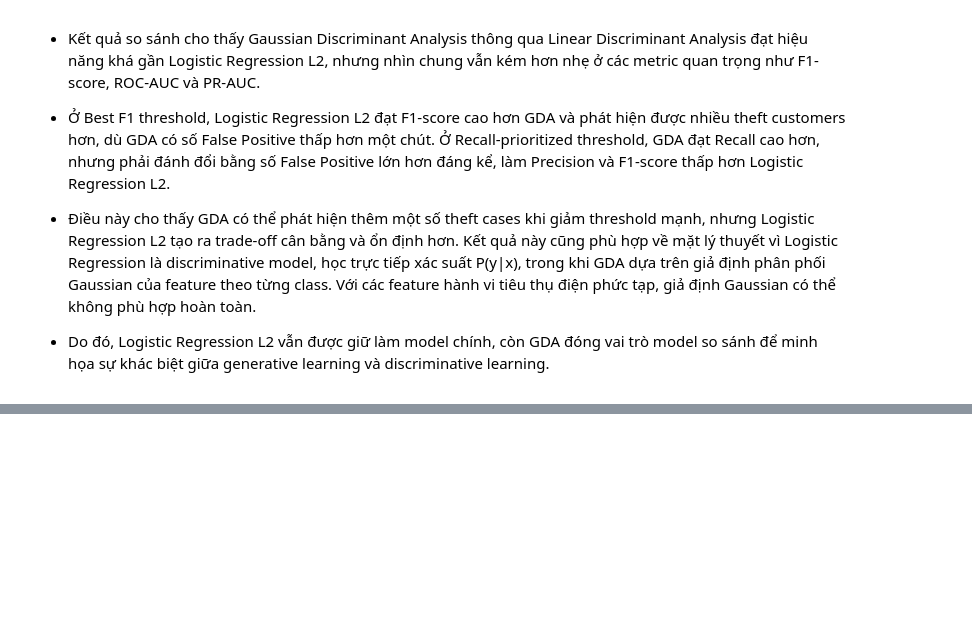
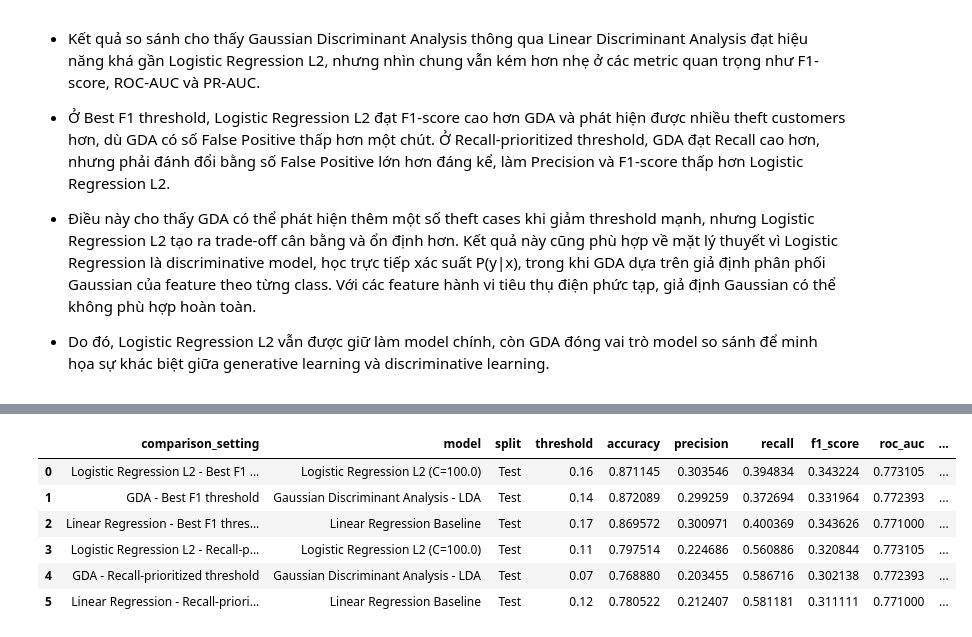
Before and after one commit to longzu-ComputerScience/CS114----ML-Project---Energy-Theft-Detection, a Jupyter notebook: notebooks/model_training_quoc_thai.ipynb, the cells around one changed output, grey strips where cells are left out. Cells and saved outputs as stored; diff of their text form; code cells hidden in the pictures; blank space fills up the shorter version.

```diff
--- a/notebooks/model_training_quoc_thai.ipynb
+++ b/notebooks/model_training_quoc_thai.ipynb
@@ -1540,0 +1905,57 @@ model_comparison_test_df
+# %%
+# 14.13. So sánh Logistic Regression L2, GDA và Linear Regression trên test set
+
+# Các biến từ các bước trước:
+# - test_best_f1_row, test_recall_priority_row: Logistic Regression L2 từ STEP 12
+# - gda_test_best_f1_row, gda_test_recall_priority_row: GDA từ STEP 13
+# - linear_test_best_f1_row, linear_test_recall_priority_row: Linear Regression từ STEP 14
+current_model_comparison_test_df = pd.DataFrame(
+    [
+        {
+            "comparison_setting": "Logistic Regression L2 - Best F1 threshold",
+            **test_best_f1_row,
+        },
+        {"comparison_setting": "GDA - Best F1 threshold", **gda_test_best_f1_row},
+        {
+            "comparison_setting": "Linear Regression - Best F1 threshold",
+            **linear_test_best_f1_row,
+        },
+        {
+            "comparison_setting": "Logistic Regression L2 - Recall-prioritized threshold",
+            **test_recall_priority_row,
+        },
+        {
+            "comparison_setting": "GDA - Recall-prioritized threshold",
+            **gda_test_recall_priority_row,
+        },
+        {
+            "comparison_setting": "Linear Regression - Recall-prioritized threshold",
+            **linear_test_recall_priority_row,
+        },
+    ]
+)
+
+current_model_comparison_test_df = current_model_comparison_test_df[
+    [
+        "comparison_setting",
+        "model",
+        "split",
+        "threshold",
+        "accuracy",
+        "precision",
+        "recall",
+        "f1_score",
+        "roc_auc",
+        "pr_auc",
+    ]
+]
+
+current_model_comparison_test_df
+# %% [output]
+|  | comparison_setting | model | split | threshold | accuracy | precision | recall | f1_score | roc_auc | ... |
+| 0 | Logistic Regression L2 - Best F1 ... | Logistic Regression L2 (C=100.0) | Test | 0.16 | 0.871145 | 0.303546 | 0.394834 | 0.343224 | 0.773105 | ... |
+| 1 | GDA - Best F1 threshold | Gaussian Discriminant Analysis - LDA | Test | 0.14 | 0.872089 | 0.299259 | 0.372694 | 0.331964 | 0.772393 | ... |
+| 2 | Linear Regression - Best F1 thres... | Linear Regression Baseline | Test | 0.17 | 0.869572 | 0.300971 | 0.400369 | 0.343626 | 0.771000 | ... |
+| 3 | Logistic Regression L2 - Recall-p... | Logistic Regression L2 (C=100.0) | Test | 0.11 | 0.797514 | 0.224686 | 0.560886 | 0.320844 | 0.773105 | ... |
+| 4 | GDA - Recall-prioritized threshold | Gaussian Discriminant Analysis - LDA | Test | 0.07 | 0.768880 | 0.203455 | 0.586716 | 0.302138 | 0.772393 | ... |
+| 5 | Linear Regression - Recall-priori... | Linear Regression Baseline | Test | 0.12 | 0.780522 | 0.212407 | 0.581181 | 0.311111 | 0.771000 | ... |
```
Also changed, not shown: parts of 12 cells of this notebook.
